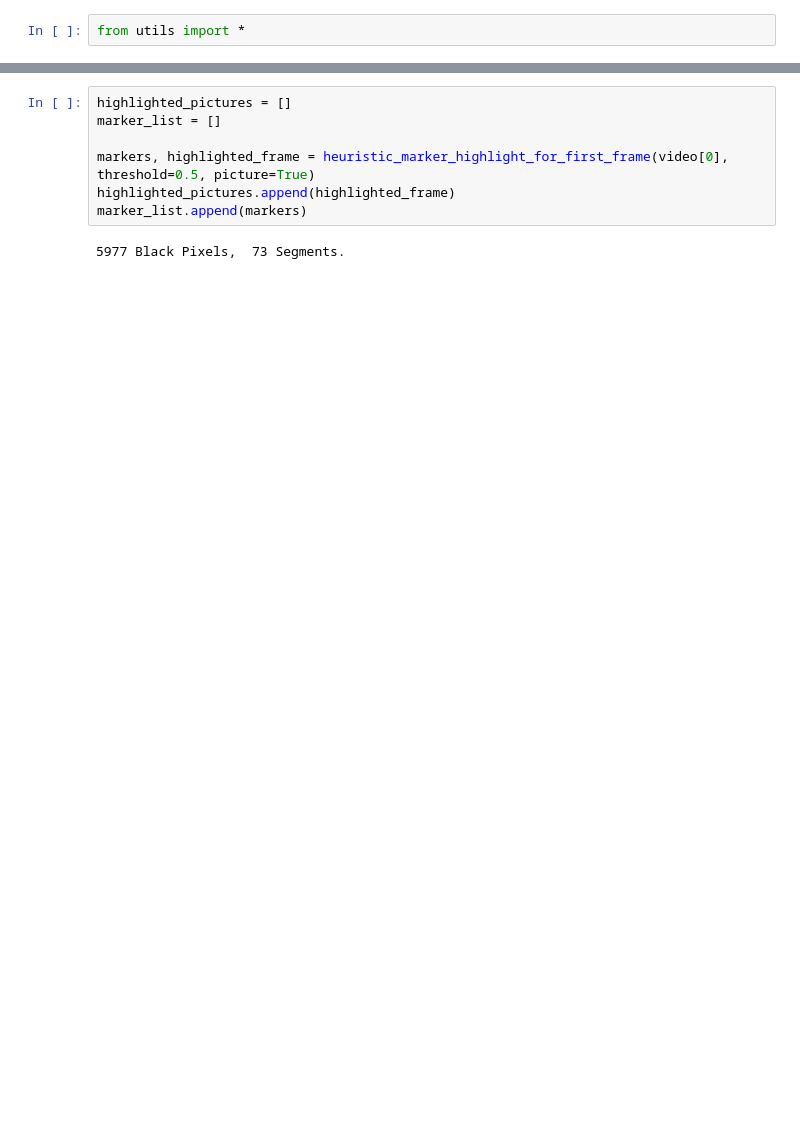
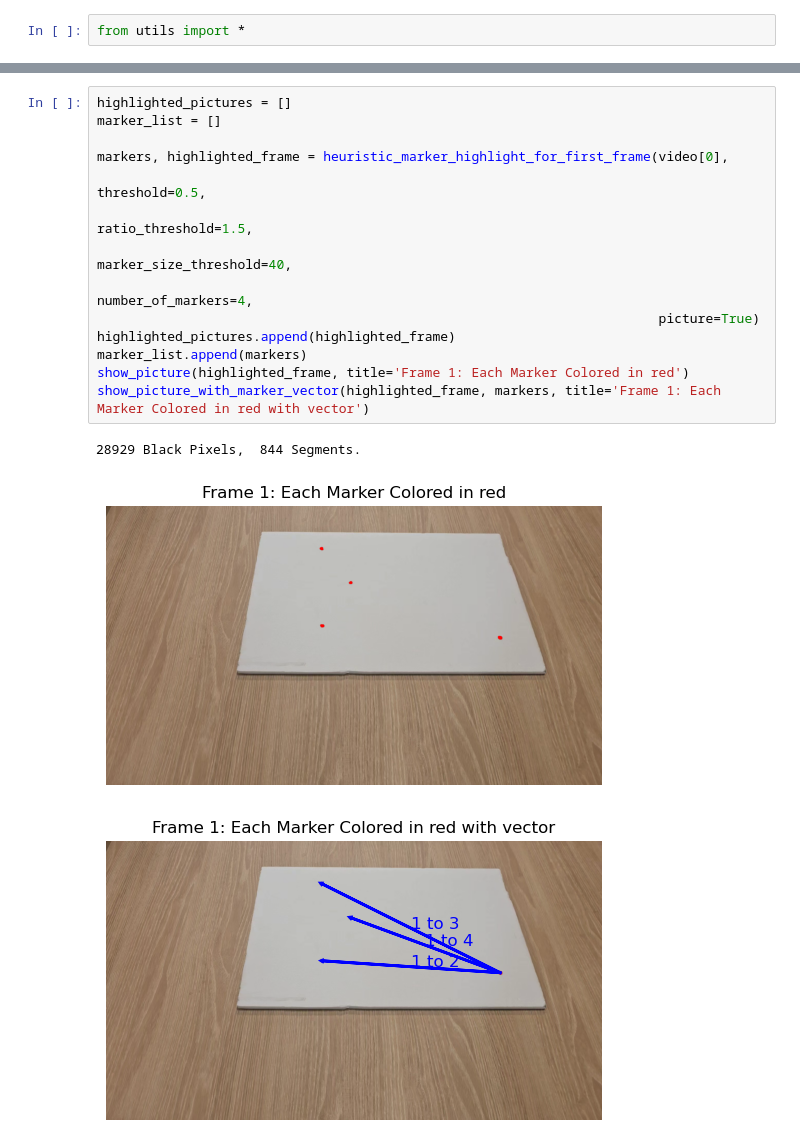
Before and after one commit to SNU-Sigma-Intelligence/SIGMAxPortal301-Team2, a Jupyter notebook: 심화과제_1/SML/test.ipynb, the cells around one changed output, grey strips where cells are left out. Saved outputs shown, nothing was run; the diff lists cells and outputs as text; blank space fills up the shorter version.

```diff
--- a/심화과제_1/SML/test.ipynb
+++ b/심화과제_1/SML/test.ipynb
@@ -10,11 +10,20 @@ Video shape: torch.Size([109, 3, 1080, 1920])
 # %%
 highlighted_pictures = []
 marker_list = []
 
-markers, highlighted_frame = heuristic_marker_highlight_for_first_frame(video[0], threshold=0.5, picture=True)
+markers, highlighted_frame = heuristic_marker_highlight_for_first_frame(video[0],
+                                                                        threshold=0.5,
+                                                                        ratio_threshold=1.5,
+                                                                        marker_size_threshold=40,
+                                                                        number_of_markers=4,
+                                                                        picture=True)
 highlighted_pictures.append(highlighted_frame)
 marker_list.append(markers)
+show_picture(highlighted_frame, title='Frame 1: Each Marker Colored in red')
+show_picture_with_marker_vector(highlighted_frame, markers, title='Frame 1: Each Marker Colored in red with vector')
 # %% [output]
-5977 Black Pixels,  73 Segments.
+28929 Black Pixels,  844 Segments.
+[figure, added]
+[figure, added]
 # %%
 for i in range(video.shape[0]-1):
```
Also changed, not shown: parts of 11 cells of this notebook, 1 other file.
